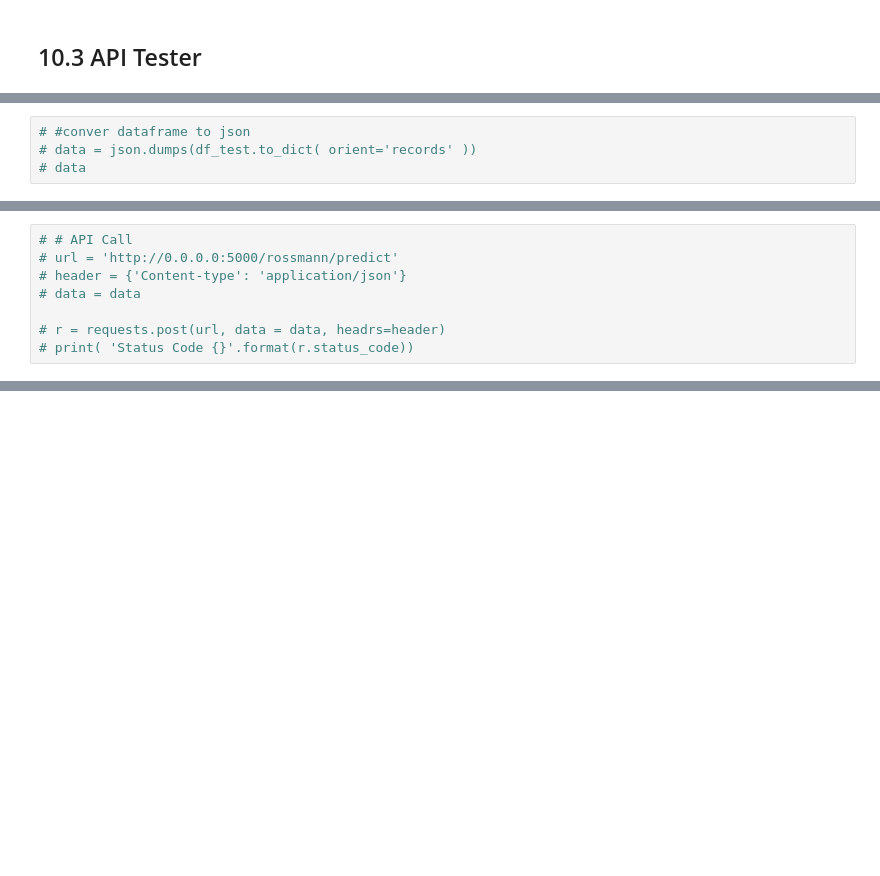
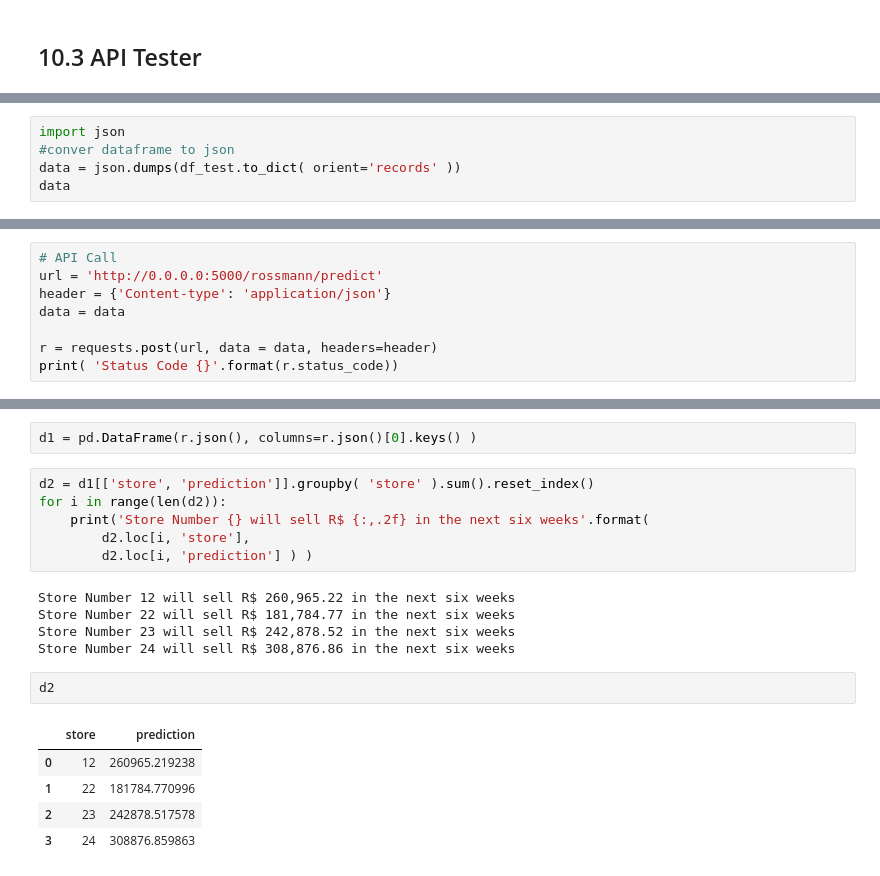
Before and after one commit to alvaro-morais-png/ds_em_producao, a Jupyter notebook: mo7_sotre_sales_prediction.ipynb, the cells around one changed output, grey strips where cells are left out. Saved outputs shown, nothing was run; the diff lists cells and outputs as text; blank space fills up the shorter version.

```diff
--- a/mo7_sotre_sales_prediction.ipynb
+++ b/mo7_sotre_sales_prediction.ipynb
@@ -1940,4 +1965,5 @@ class Rossmann( object ):
 # %%
-# #conver dataframe to json
-# data = json.dumps(df_test.to_dict( orient='records' ))
-# data
+import json
+#conver dataframe to json
+data = json.dumps(df_test.to_dict( orient='records' ))
+data
@@ -1944,8 +1975,8 @@ class Rossmann( object ):
 # %%
-# # API Call
-# url = 'http://0.0.0.0:5000/rossmann/predict'
-# header = {'Content-type': 'application/json'}
-# data = data
+# API Call
+url = 'http://0.0.0.0:5000/rossmann/predict'
+header = {'Content-type': 'application/json'}
+data = data
 
-# r = requests.post(url, data = data, headrs=header)
-# print( 'Status Code {}'.format(r.status_code))
+r = requests.post(url, data = data, headers=header)
+print( 'Status Code {}'.format(r.status_code))
@@ -1951,0 +1991,21 @@ class Rossmann( object ):
+# %%
+d1 = pd.DataFrame(r.json(), columns=r.json()[0].keys() )
+# %%
+d2 = d1[['store', 'prediction']].groupby( 'store' ).sum().reset_index()
+for i in range(len(d2)):
+    print('Store Number {} will sell R$ {:,.2f} in the next six weeks'.format(
+        d2.loc[i, 'store'],
+        d2.loc[i, 'prediction'] ) )
+# %% [output]
+Store Number 12 will sell R$ 260,965.22 in the next six weeks
+Store Number 22 will sell R$ 181,784.77 in the next six weeks
+Store Number 23 will sell R$ 242,878.52 in the next six weeks
+Store Number 24 will sell R$ 308,876.86 in the next six weeks
+# %%
+d2
+# %% [output]
+|  | store | prediction |
+| 0 | 12 | 260965.219238 |
+| 1 | 22 | 181784.770996 |
+| 2 | 23 | 242878.517578 |
+| 3 | 24 | 308876.859863 |
```
Also changed, not shown: parts of 9 cells of this notebook.
